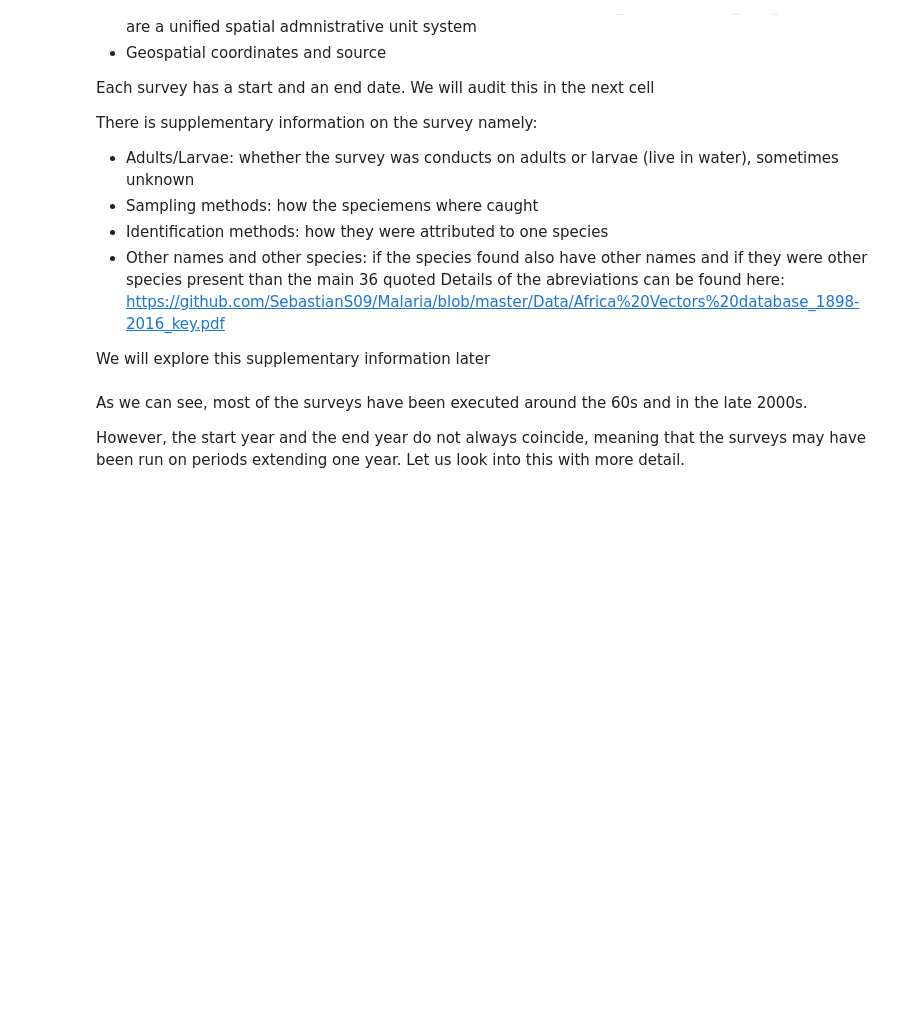
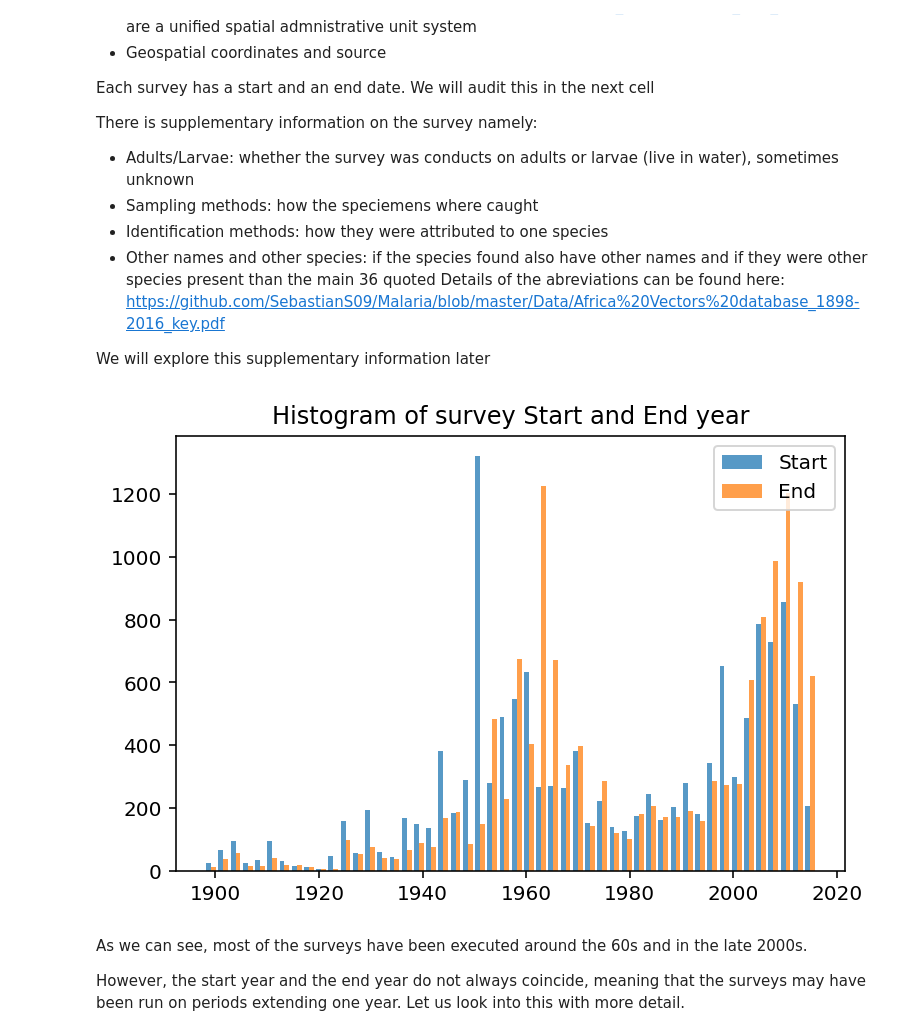
Before and after one commit to SebastianS09/Malaria, a Jupyter notebook: African_anopheline_vectors.ipynb, the cells around one changed output. Cells and saved outputs as stored; diff of their text form; code cells hidden in the pictures; blank space fills up the shorter version.

```diff
--- a/African_anopheline_vectors.ipynb
+++ b/African_anopheline_vectors.ipynb
@@ -55,11 +55,16 @@ Details of the abreviations can be found here: https://github.com/SebastianS09/M
 We will explore this supplementary information later
 # %%
 import matplotlib.pyplot as plt
+#increasing size of graphs
+mp.rcParams['figure.dpi'] = 72*2
+
 dates = np.vstack([data_raw["YeStart"],data_raw["YeEnd"]]).T
 plt.hist(dates,bins=50, alpha=0.75, label=['Start', 'End'])
 plt.legend(loc='upper right')
 plt.title("Histogram of survey Start and End year")
 plt.show()
+# %% [output]
+[figure, added]
 # %% [markdown]
 As we can see, most of the surveys have been executed around the 60s and in the late 2000s.
 
```
Also changed, not shown: parts of 29 cells of this notebook.
